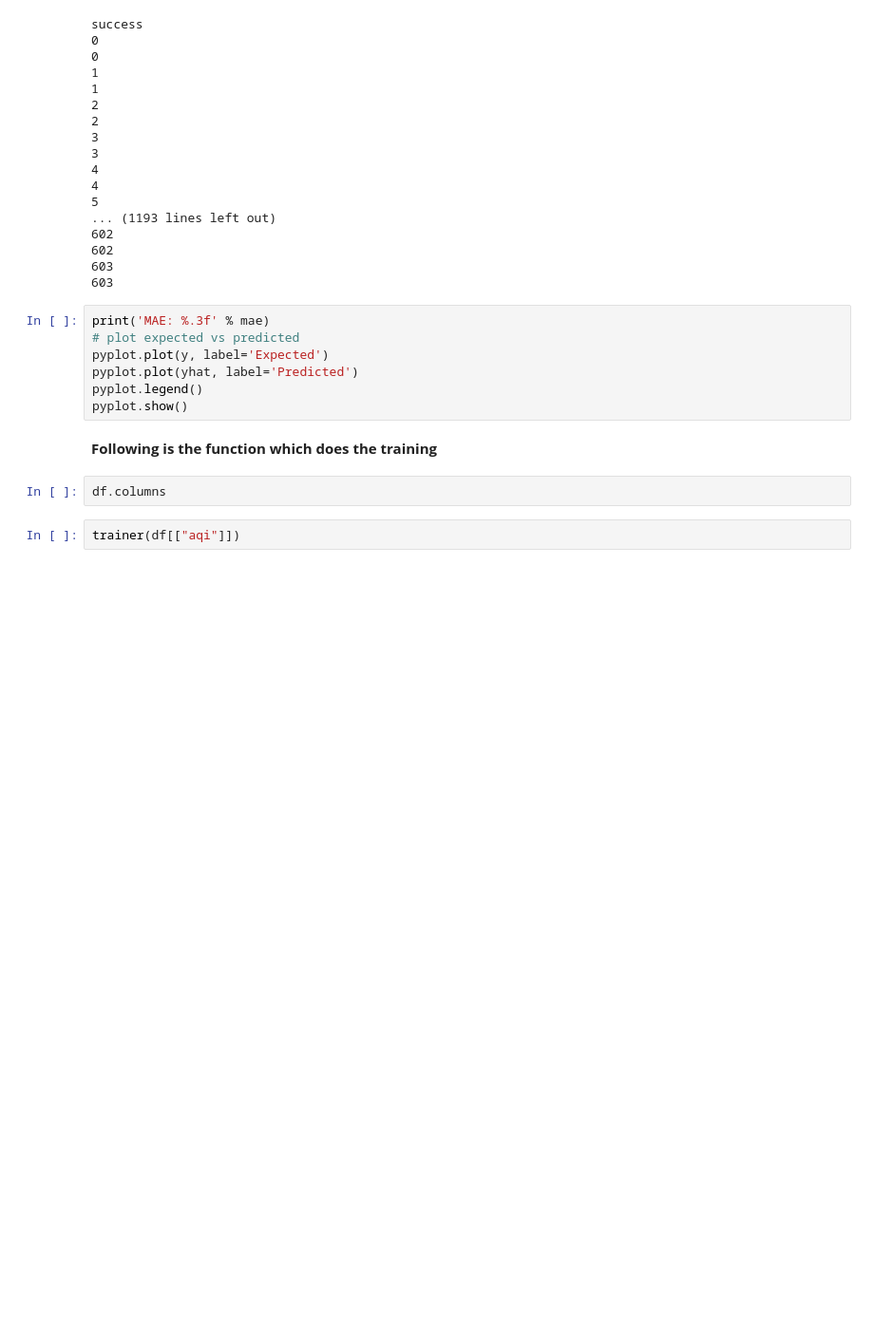
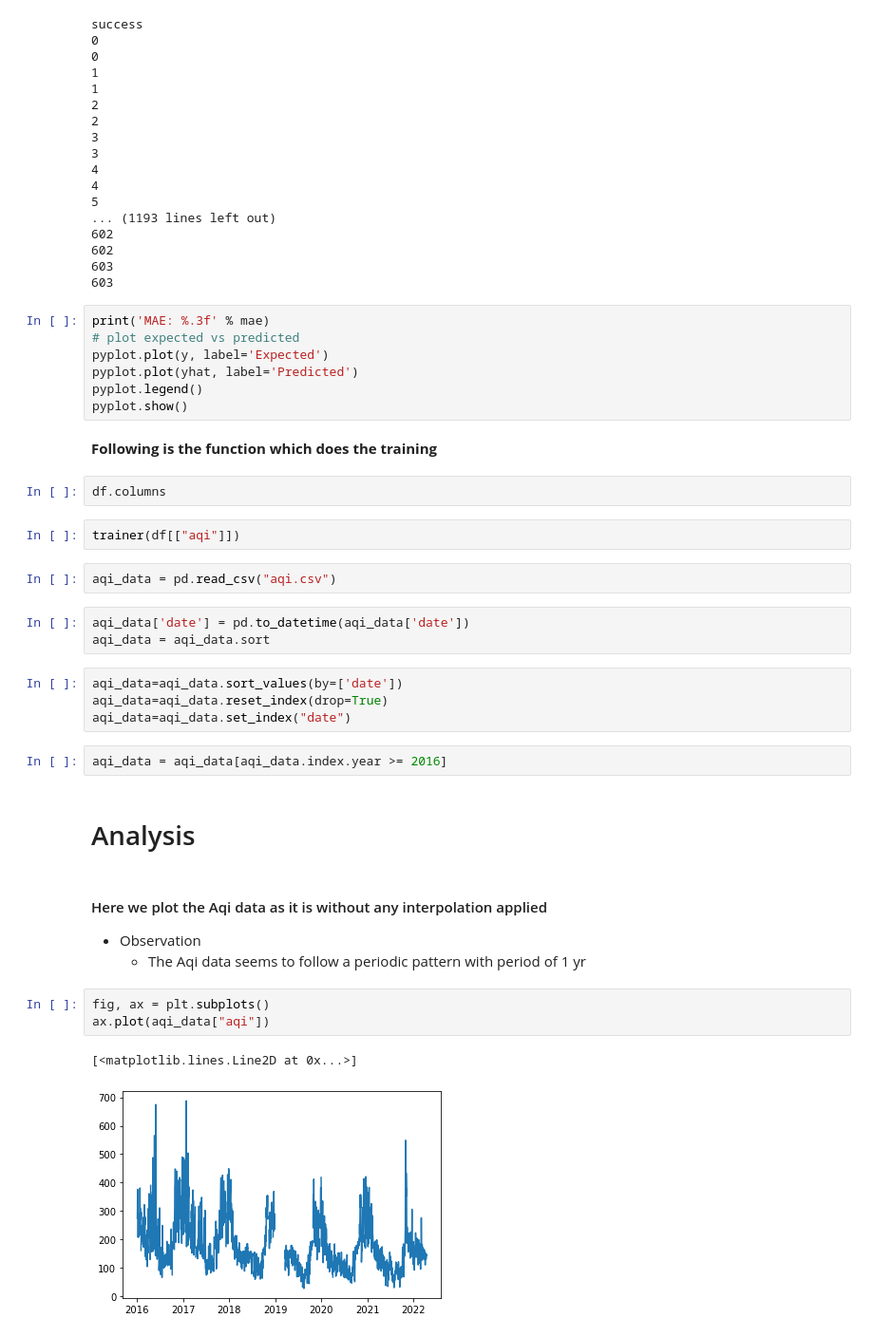
Before and after one commit to quasar-U127/AQI-forcasting, a Jupyter notebook: air_quality_analysis.ipynb, the cells around one changed output. Shown at 95% size. Saved outputs shown, nothing was run; the diff lists cells and outputs as text; blank space fills up the shorter version.

Commit message:
Added some analysis and enviroment file

```diff
--- a/air_quality_analysis.ipynb
+++ b/air_quality_analysis.ipynb
@@ -435,3 +435,26 @@ pyplot.show()
 df.columns
 # %%
 trainer(df[["aqi"]])
+# %%
+aqi_data = pd.read_csv("aqi.csv")
+# %%
+aqi_data['date'] = pd.to_datetime(aqi_data['date'])
+aqi_data = aqi_data.sort
+# %%
+aqi_data=aqi_data.sort_values(by=['date'])
+aqi_data=aqi_data.reset_index(drop=True)
+aqi_data=aqi_data.set_index("date")
+# %%
+aqi_data = aqi_data[aqi_data.index.year >= 2016]
+# %% [markdown]
+# Analysis
+# %% [markdown]
+#### Here we plot the Aqi data as it is without any interpolation applied
+- Observation
+    - The Aqi data seems to follow a periodic pattern with period of 1 yr
+# %%
+fig, ax = plt.subplots()
+ax.plot(aqi_data["aqi"])
+# %% [output]
+[<matplotlib.lines.Line2D at 0x...>]
+[figure, added]
```
Also changed, not shown: parts of 6 cells of this notebook, 2 other files.
